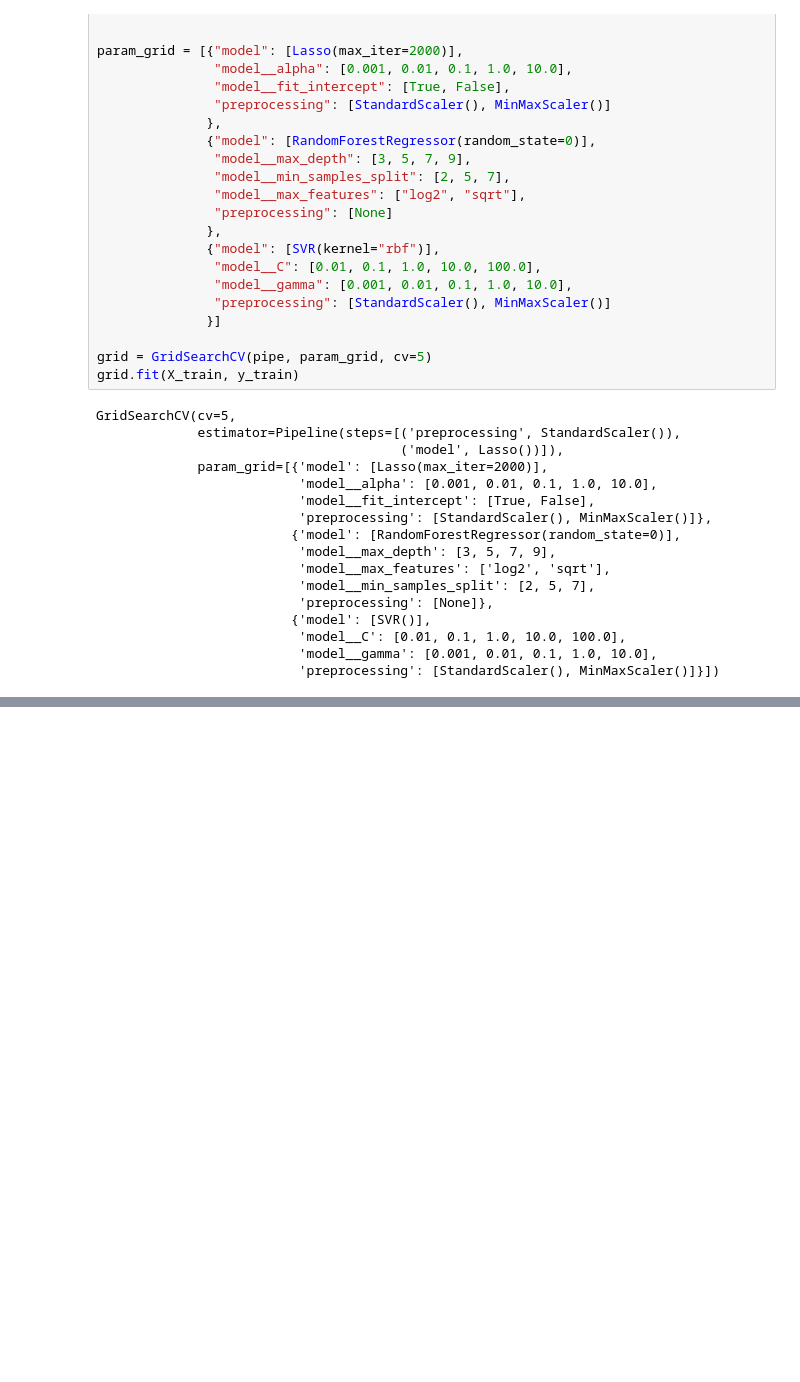
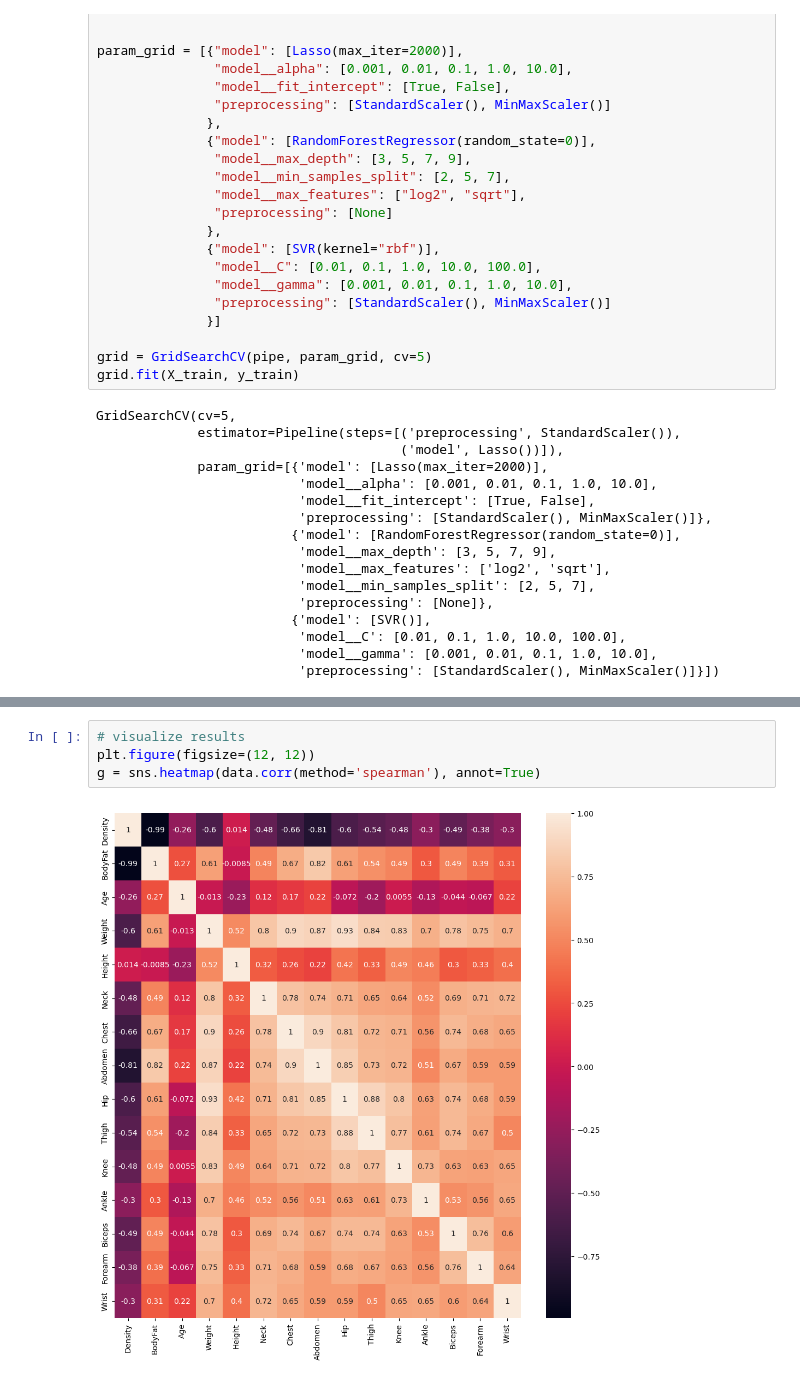
Before and after one commit to MarcusLieu/ENSF-444-final-project, a Jupyter notebook: script.ipynb, the cells around one changed output, grey strips where cells are left out. Drawn from its saved outputs; the diff is of its cells as text; blank space fills up the shorter version.

```diff
--- a/script.ipynb
+++ b/script.ipynb
@@ -147,0 +184,6 @@ Test-set score: 0.99
+# %%
+# visualize results
+plt.figure(figsize=(12, 12))
+g = sns.heatmap(data.corr(method='spearman'), annot=True)
+# %% [output]
+[figure, added]
```
Also changed, not shown: parts of 5 cells of this notebook.
